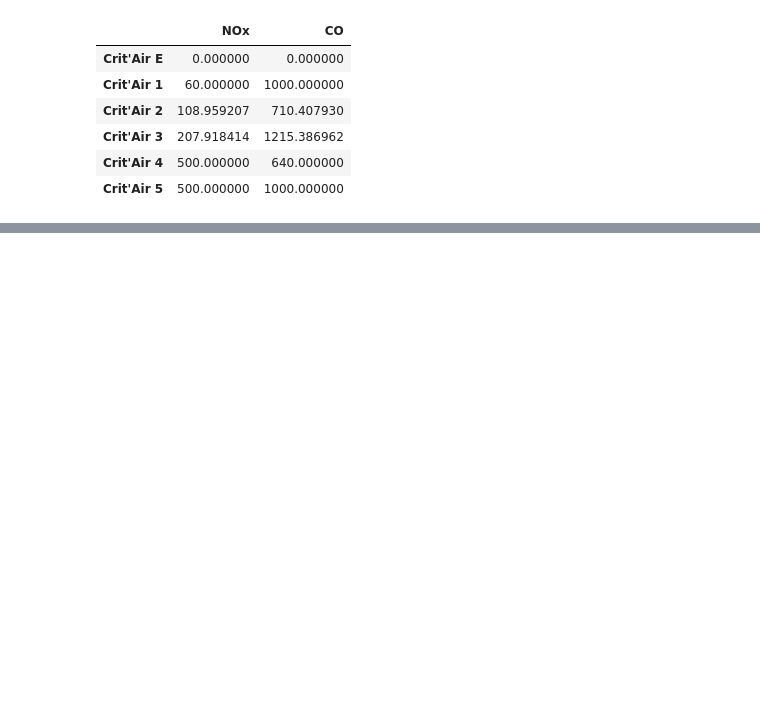
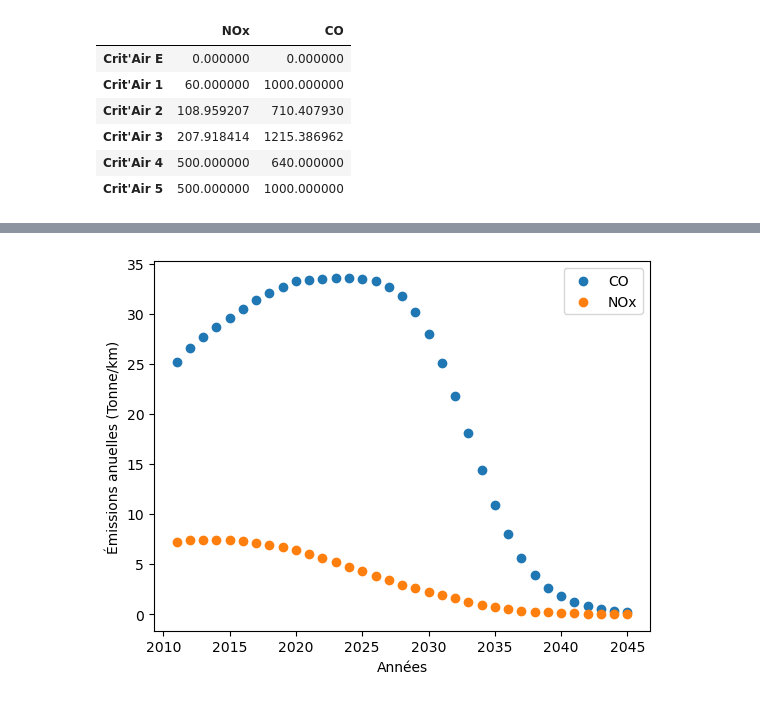
Before and after one commit to TheoLBTN/Projet-Python, a Jupyter notebook: Tendances.ipynb, the cells around one changed output, grey strips where cells are left out. Cells and saved outputs as stored; diff of their text form; code cells hidden in the pictures; blank space fills up the shorter version.

```diff
--- a/Tendances.ipynb
+++ b/Tendances.ipynb
@@ -460,0 +462,20 @@ plt.show()
+# %%
+# Afin de comparer le résultat obtenu avec celui de l'autre modélisation, nous diviserons ici par le nombre estimé de km (19000)
+# Le résultat obtenu sera le nombre de Tonne de chaque particule émises si chaque véhicule parcours 1 km.
+
+emissions_unitaires_NOx = np.zeros(35)
+emissions_unitaires_CO = np.zeros(35)
+
+for i in range(35):
+    nb_voit_tot = (nb_voituresE[i]+nb_voitures1[i]+nb_voitures2[i]+nb_voitures3[i]+nb_voitures4[i]+nb_voitures5[i])
+    emissions_unitaires_NOx[i] = emissions_totales_NOx[i]/19000
+    emissions_unitaires_CO[i] = emissions_totales_CO[i]/19000
+
+plt.scatter(np.arange(2011, 2046), emissions_unitaires_CO/1e9, label = "CO")
+plt.scatter(np.arange(2011, 2046), emissions_unitaires_NOx/1e9, label = "NOx")
+plt.xlabel('Années')
+plt.ylabel('Émissions anuelles (Tonne/km)')
+plt.legend()
+plt.show()
+# %% [output]
+[figure, added]
```
Also changed, not shown: parts of 2 cells of this notebook, 1 other file.
